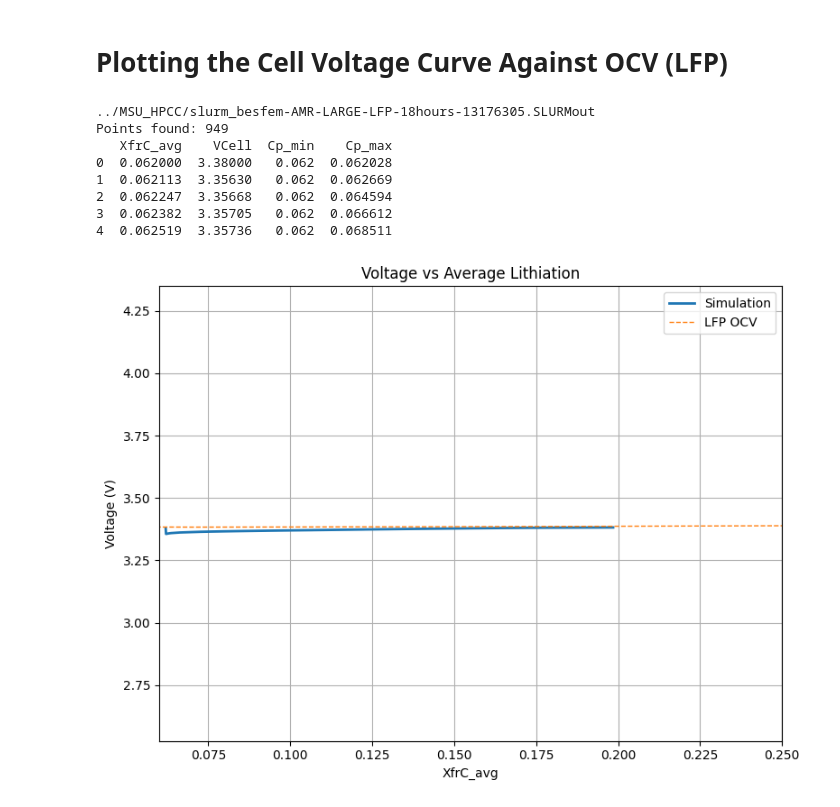
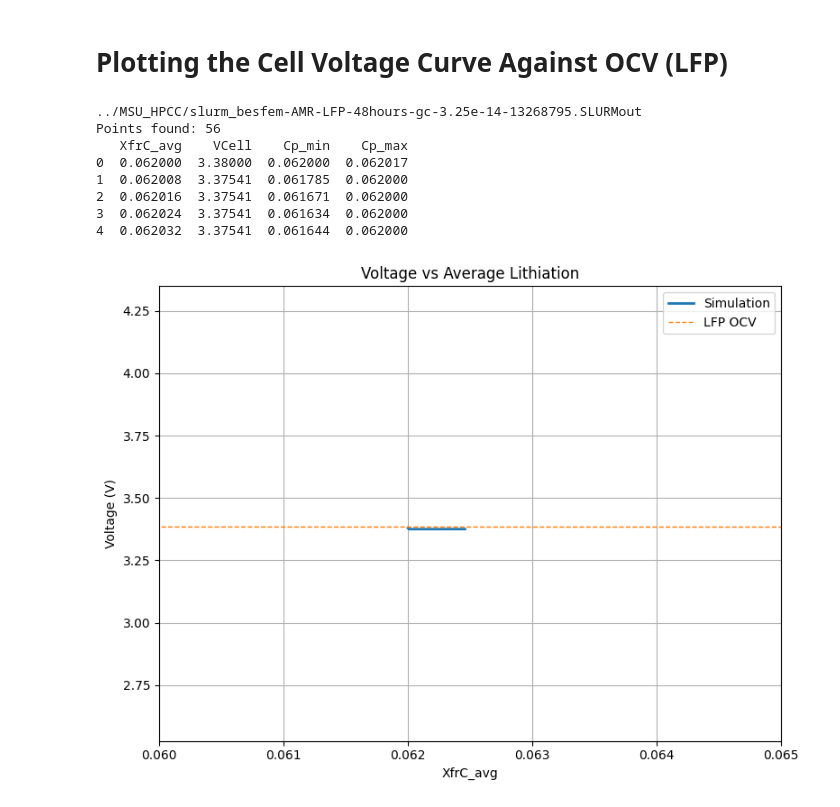
Before and after one commit to HCY-Group/BESFEM, a Jupyter notebook: plotting/OCV_CellVoltage.ipynb, the cells around one changed output. Cells and saved outputs as stored; diff of their text form; code cells hidden in the pictures.

```diff
--- a/plotting/OCV_CellVoltage.ipynb
+++ b/plotting/OCV_CellVoltage.ipynb
@@ -248,7 +248,7 @@ def load_data(file_path):
 # ============================================================
 
 df1 = load_data(
-    "../MSU_HPCC/slurm_besfem-AMR-LARGE-LFP-18hours-13176305.SLURMout")
+    "../MSU_HPCC/slurm_besfem-AMR-LFP-48hours-gc-3.25e-14-13268795.SLURMout")
 
 # ============================================================
 # LOAD AND CALCULATE LFP OCV
@@ -263,40 +263,40 @@ ocv = -chmPot + 3.4
 
 # ============================================================
 # PLOT 1: VOLTAGE VS AVERAGE LITHIATION
 # ============================================================
 
 plt.figure(figsize=(8, 6))
 
 plt.plot(
     df1["XfrC_avg"],
     df1["VCell"],
     linewidth=2,
     label="Simulation"
 )
 
 plt.plot(
     ticks,
     ocv,
     "--",
     linewidth=1,
     label="LFP OCV"
 )
 
 plt.xlabel("XfrC_avg")
-# plt.xlim(0.06, 0.25)
+plt.xlim(0.06, 0.065)
 plt.ylabel("Voltage (V)")
 plt.title("Voltage vs Average Lithiation")
 plt.grid(True)
 plt.legend()
 plt.tight_layout()
 plt.show()
 # %% [output]
-../MSU_HPCC/slurm_besfem-AMR-LARGE-LFP-18hours-13176305.SLURMout
-Points found: 949
-   XfrC_avg    VCell  Cp_min    Cp_max
-0  0.062000  3.38000   0.062  0.062028
-1  0.062113  3.35630   0.062  0.062669
-2  0.062247  3.35668   0.062  0.064594
-3  0.062382  3.35705   0.062  0.066612
-4  0.062519  3.35736   0.062  0.068511
+../MSU_HPCC/slurm_besfem-AMR-LFP-48hours-gc-3.25e-14-13268795.SLURMout
+Points found: 56
+   XfrC_avg    VCell    Cp_min    Cp_max
+0  0.062000  3.38000  0.062000  0.062017
+1  0.062008  3.37541  0.061785  0.062000
+2  0.062016  3.37541  0.061671  0.062000
+3  0.062024  3.37541  0.061634  0.062000
+4  0.062032  3.37541  0.061644  0.062000
-[figure, old version]
+[figure, new version]
```
Also changed, not shown: 9 other files.
